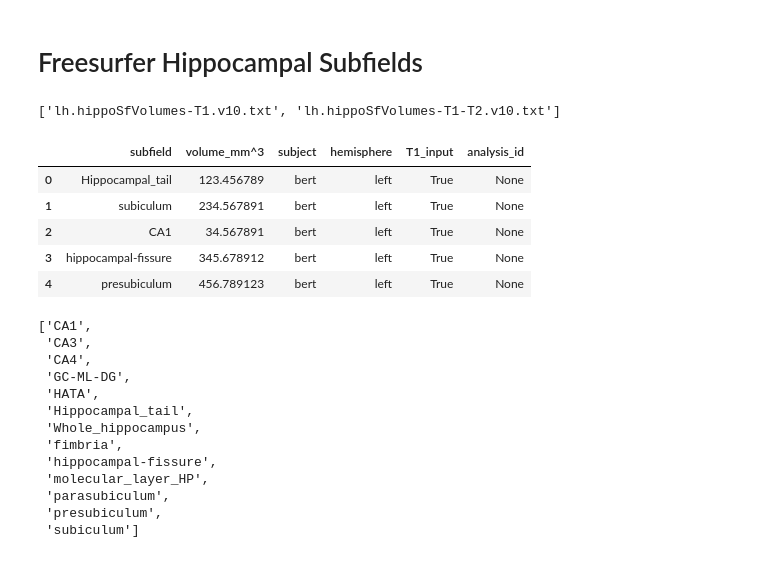
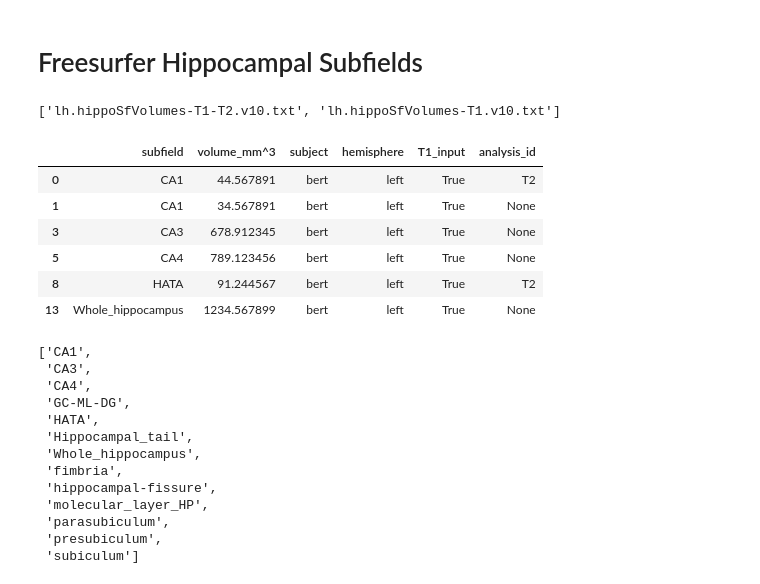
Before and after one commit to fphammerle/freesurfer-volume-reader, a Jupyter notebook: examples/freesurfer_hipposf.ipynb, the cells around one changed output. Cells and saved outputs as stored; diff of their text form; code cells hidden in the pictures.

Commit message:
examples: sort output of cells to ensure reproducibility on python3.5

```diff
--- a/examples/freesurfer_hipposf.ipynb
+++ b/examples/freesurfer_hipposf.ipynb
@@ -9,20 +9,22 @@ from freesurfer_volume_reader.freesurfer import HippocampalSubfieldsVolumeFile
 
 volume_files = list(filter(lambda f: f.subject == SUBJECT,
                            HippocampalSubfieldsVolumeFile.find(SUBJECTS_DIR)))
-[os.path.basename(f.absolute_path) for f in volume_files]
+sorted(os.path.basename(f.absolute_path) for f in volume_files)
 # %% [output]
-['lh.hippoSfVolumes-T1.v10.txt', 'lh.hippoSfVolumes-T1-T2.v10.txt']
+['lh.hippoSfVolumes-T1-T2.v10.txt', 'lh.hippoSfVolumes-T1.v10.txt']
 # %%
 import pandas
 volume_frame = pandas.concat([f.read_volumes_dataframe() for f in volume_files])
-volume_frame.head()
+volume_frame.sort_values(by=['subfield', 'analysis_id']) \
+    .reset_index(drop=True).iloc[[0, 1, 3, 5, 8, 13]]
 # %% [output]
 |  | subfield | volume_mm^3 | subject | hemisphere | T1_input | analysis_id |
-| 0 | Hippocampal_tail | 123.456789 | bert | left | True | None |
-| 1 | subiculum | 234.567891 | bert | left | True | None |
-| 2 | CA1 | 34.567891 | bert | left | True | None |
-| 3 | hippocampal-fissure | 345.678912 | bert | left | True | None |
-| 4 | presubiculum | 456.789123 | bert | left | True | None |
+| 0 | CA1 | 44.567891 | bert | left | True | T2 |
+| 1 | CA1 | 34.567891 | bert | left | True | None |
+| 3 | CA3 | 678.912345 | bert | left | True | None |
+| 5 | CA4 | 789.123456 | bert | left | True | None |
+| 8 | HATA | 91.244567 | bert | left | True | T2 |
+| 13 | Whole_hippocampus | 1234.567899 | bert | left | True | None |
 # %%
 sorted(volume_frame['subfield'].unique())
 # %% [output]
```
Also changed, not shown: parts of 1 cell of this notebook, 4 other files.
